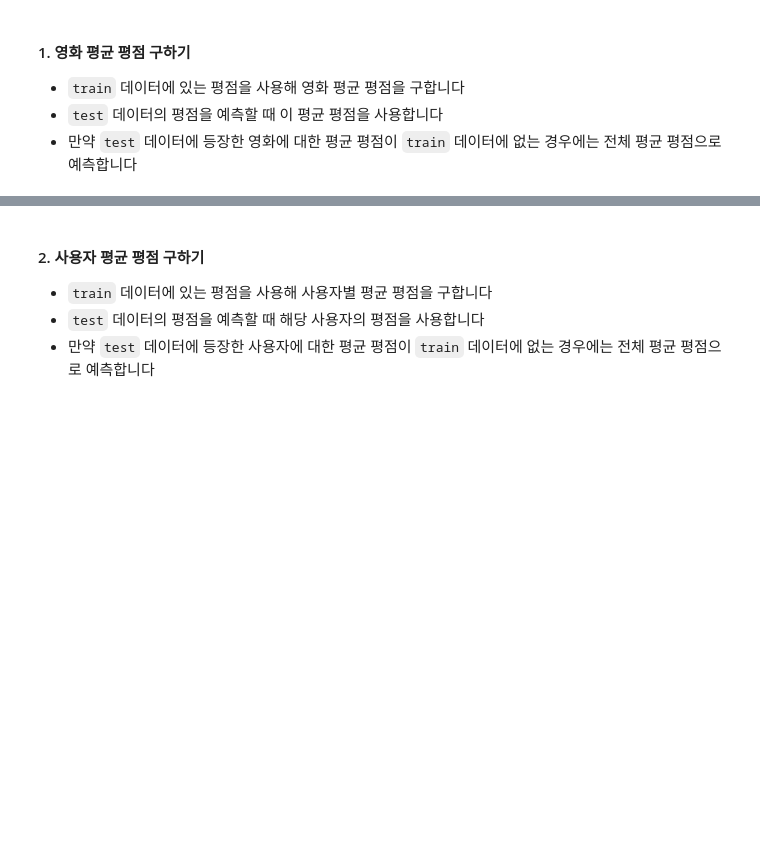
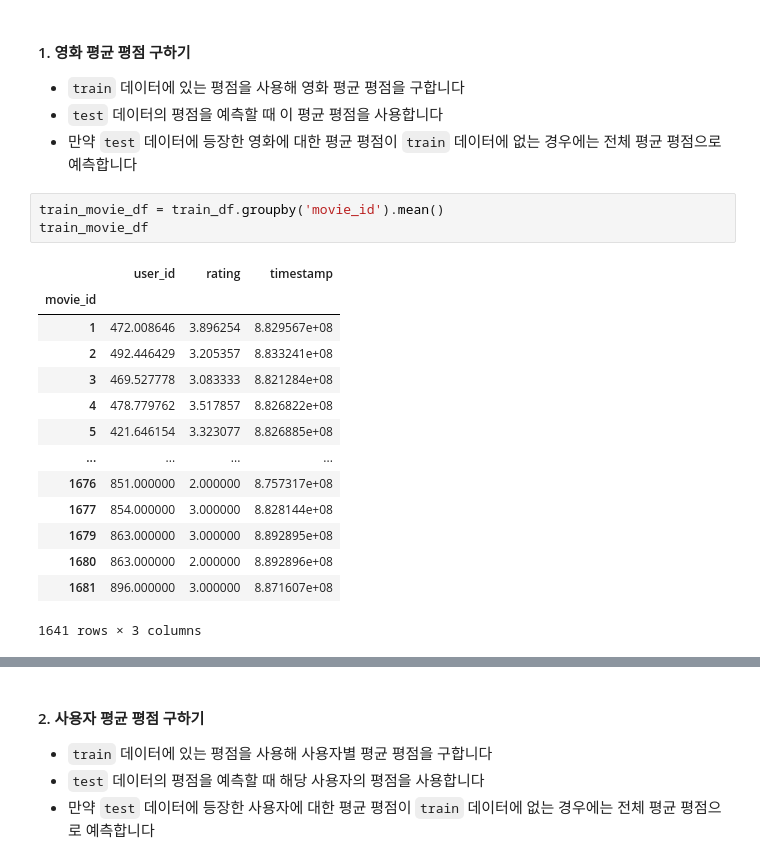
Before and after one commit to pray92/recommendation_system, a Jupyter notebook: recommendation_system_week_1st_practice.ipynb, the cells around one changed output, grey strips where cells are left out. Drawn from its saved outputs; the diff is of its cells as text; blank space fills up the shorter version.

```diff
--- a/recommendation_system_week_1st_practice.ipynb
+++ b/recommendation_system_week_1st_practice.ipynb
@@ -1637,3 +1637,21 @@ test 데이터에 존재하나 train 데이터에 등장 안하는 영화 수 :
 - `train` 데이터에 있는 평점을 사용해 영화 평균 평점을 구합니다
 - `test` 데이터의 평점을 예측할 때 이 평균 평점을 사용합니다
 - 만약 `test` 데이터에 등장한 영화에 대한 평균 평점이 `train` 데이터에 없는 경우에는 전체 평균 평점으로 예측합니다
+# %%
+train_movie_df = train_df.groupby('movie_id').mean()
+train_movie_df
+# %% [output]
+|  | user_id | rating | timestamp |
+| movie_id |  |  |  |
+| 1 | 472.008646 | 3.896254 | 8.829567e+08 |
+| 2 | 492.446429 | 3.205357 | 8.833241e+08 |
+| 3 | 469.527778 | 3.083333 | 8.821284e+08 |
+| 4 | 478.779762 | 3.517857 | 8.826822e+08 |
+| 5 | 421.646154 | 3.323077 | 8.826885e+08 |
+| ... | ... | ... | ... |
+| 1676 | 851.000000 | 2.000000 | 8.757317e+08 |
+| 1677 | 854.000000 | 3.000000 | 8.828144e+08 |
+| 1679 | 863.000000 | 3.000000 | 8.892895e+08 |
+| 1680 | 863.000000 | 2.000000 | 8.892896e+08 |
+| 1681 | 896.000000 | 3.000000 | 8.871607e+08 |
+1641 rows × 3 columns
```
Also changed, not shown: parts of 9 cells of this notebook.
